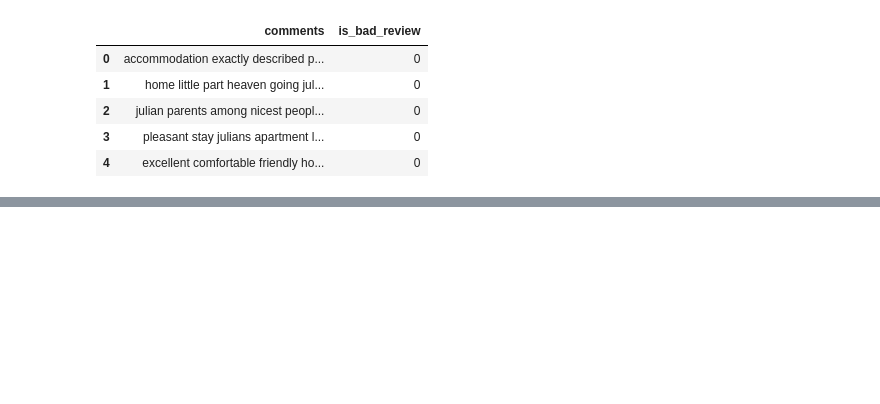
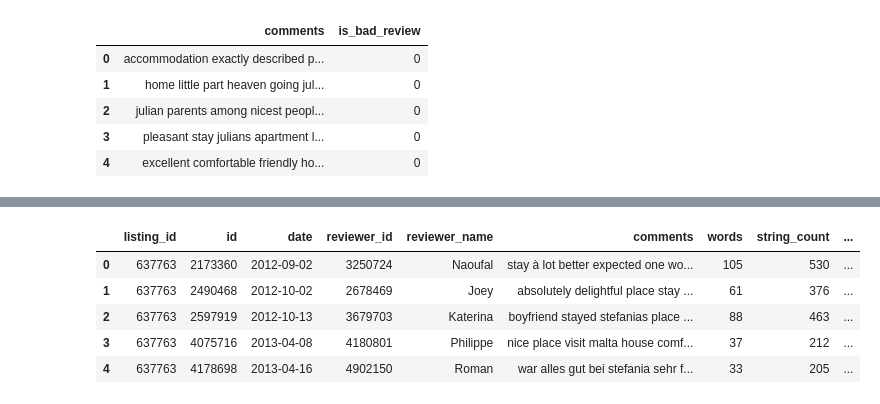
Before and after one commit to dianaionascu15/airbnb-nlp, a Jupyter notebook: airbnb_nlp.ipynb, the cells around one changed output, grey strips where cells are left out. Cells and saved outputs as stored; diff of their text form; code cells hidden in the pictures; blank space fills up the shorter version.

```diff
--- a/airbnb_nlp.ipynb
+++ b/airbnb_nlp.ipynb
@@ -598,0 +641,11 @@ reviews_df.head()
+# %%
+## Divide into negative/positive sentiment
+reviews['sentiment_type'] = reviews['compound'].apply(lambda x: 'pos' if x >=0 else 'neg')
+reviews.head()
+# %% [output]
+|  | listing_id | id | date | reviewer_id | reviewer_name | comments | words | string_count | ... |
+| 0 | 637763 | 2173360 | 2012-09-02 | 3250724 | Naoufal | stay à lot better expected one wo... | 105 | 530 | ... |
+| 1 | 637763 | 2490468 | 2012-10-02 | 2678469 | Joey | absolutely delightful place stay ... | 61 | 376 | ... |
+| 2 | 637763 | 2597919 | 2012-10-13 | 3679703 | Katerina | boyfriend stayed stefanias place ... | 88 | 463 | ... |
+| 3 | 637763 | 4075716 | 2013-04-08 | 4180801 | Philippe | nice place visit malta house comf... | 37 | 212 | ... |
+| 4 | 637763 | 4178698 | 2013-04-16 | 4902150 | Roman | war alles gut bei stefania sehr f... | 33 | 205 | ... |
```
Also changed, not shown: parts of 17 cells of this notebook.
